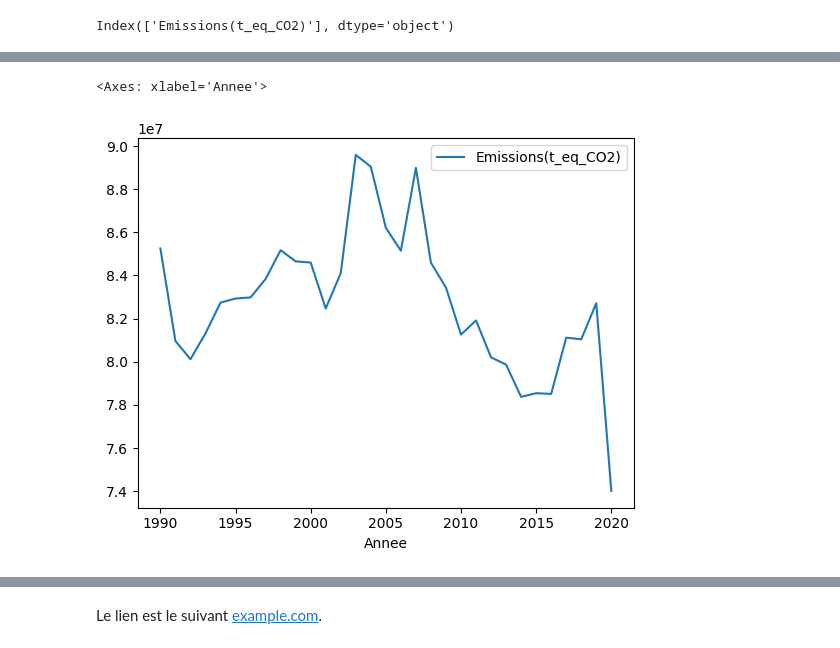
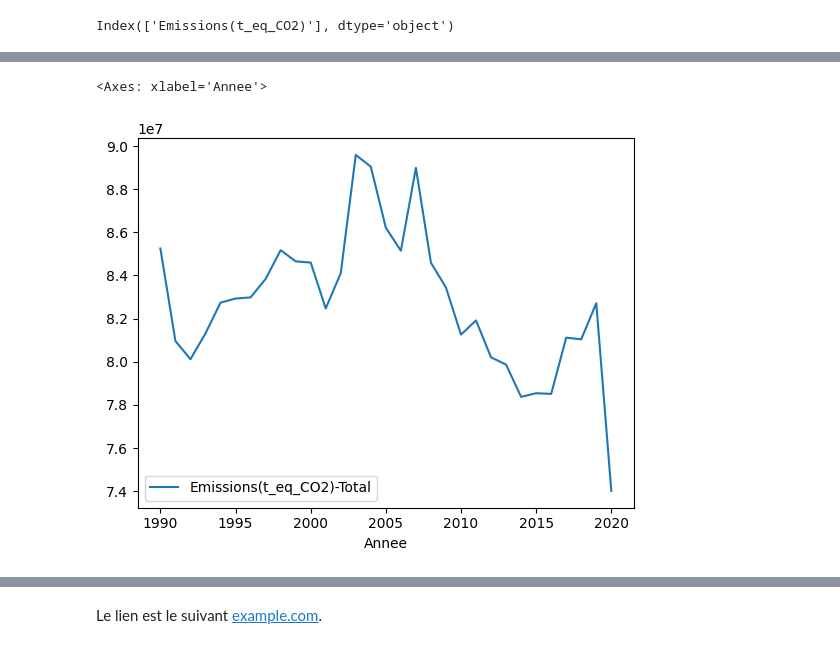
Before and after one commit to benjamingosselincliche/sciencesdelanature-garneau-catalogue-jupyter, a Jupyter notebook: catalogue/201-SN2-05-Ecologie/Les_GES_au_Quebec/Les_GES_au_Quebec.ipynb, the cells around one changed output, grey strips where cells are left out. Saved outputs shown, nothing was run; the diff lists cells and outputs as text; code cells hidden in the pictures.

```diff
--- a/catalogue/201-SN2-05-Ecologie/Les_GES_au_Quebec/Les_GES_au_Quebec.ipynb
+++ b/catalogue/201-SN2-05-Ecologie/Les_GES_au_Quebec/Les_GES_au_Quebec.ipynb
@@ -176,6 +158,6 @@ df[['Annee','Emissions(t_eq_CO2)']].groupby('Annee')
 # %% [output]
 <pandas.core.groupby.generic.DataFrameGroupBy object at 0x...>
 # %%
-df_total1 = df[['Annee','Emissions(t_eq_CO2)']].groupby('Annee').sum()
-df_total1;
+df_total = df[['Annee','Emissions(t_eq_CO2)']].groupby('Annee').sum()
+df_total;
 # %%
@@ -183,2 +165,4 @@ df_total1.columns
 # %% [output]
 Index(['Emissions(t_eq_CO2)'], dtype='object')
+# %%
+df_total = df_total.rename(columns={"Emissions(t_eq_CO2)": "Emissions(t_eq_CO2)-Total"})
@@ -185,5 +181,5 @@ Index(['Emissions(t_eq_CO2)'], dtype='object')
 # %%
-df_total1.plot()
+df_total.plot()
 # %% [output]
 <Axes: xlabel='Annee'>
-[figure, old version]
+[figure, new version]
```
Also changed, not shown: parts of 19 cells of this notebook, 3 other files.
